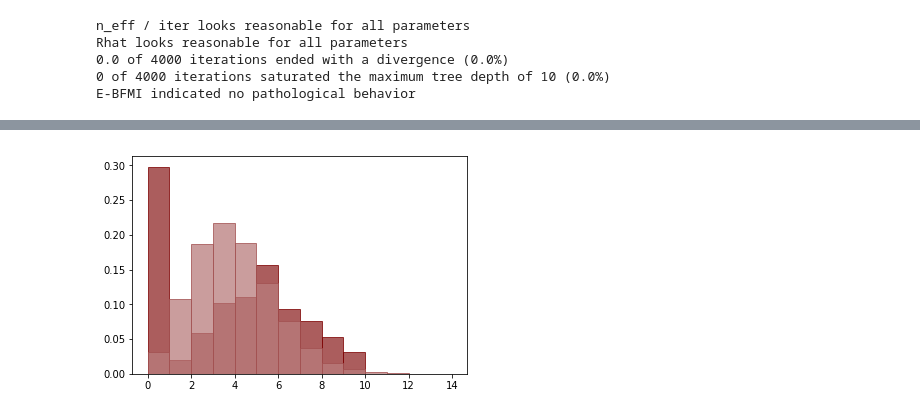
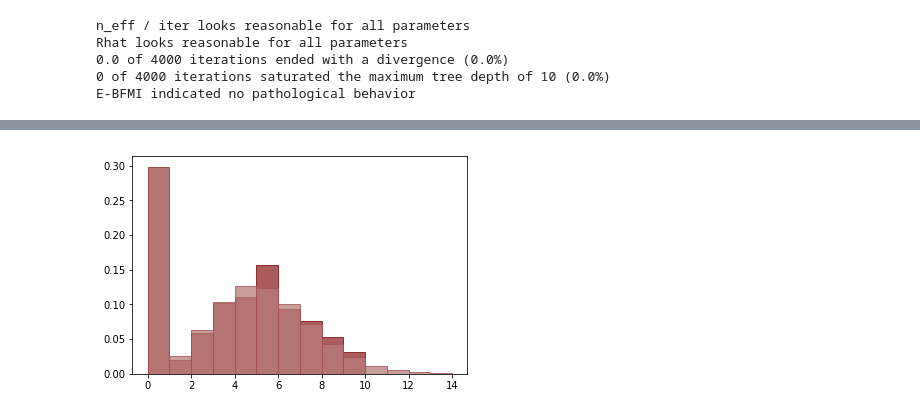
Before and after one commit to kaz-yos/computefest2018, a Jupyter notebook: stan/material/1_poisson_progression/poisson_progression.ipynb, the cells around one changed output, grey strips where cells are left out. Cells and saved outputs as stored; diff of their text form; code cells hidden in the pictures.

```diff
--- a/stan/material/1_poisson_progression/poisson_progression.ipynb
+++ b/stan/material/1_poisson_progression/poisson_progression.ipynb
@@ -63,0 +95,5 @@ plot.show()
+# %%
+print("Fit Poisson Model")
+# Compilated model is saved with this wrapper and reused if it exists already.
+model2 = stan_utility.compile_model('poisson_progression2.stan')
+fit2 = model2.sampling(data=data, seed=4938482)
@@ -63,0 +140,4 @@ plot.show()
+# %%
+# Check diagnostics one by one
+stan_utility.check_all_diagnostics(fit2)
+params2 = fit2.extract()
@@ -64,9 +161,10 @@ plot.show()
 # %%
 # Perform a posterior predictive check by plotting
 # posterior predictive distributions against data
 plot.hist(data['y'], bins=range(15), normed=True, alpha=0.75, color=dark, ec=dark_highlight)
-plot.hist(params['y_ppc'].flatten(), bins=range(15), normed=True,
+plot.hist(params2['y_ppc'].flatten(), bins=range(15), normed=True,
           alpha=0.75, color=mid, ec=mid_highlight)
 plot.show()
+# truncated data at 10
 # %% [output]
-[figure, old version]
+[figure, new version]
```
Also changed, not shown: parts of 9 cells of this notebook, 1 other file.
